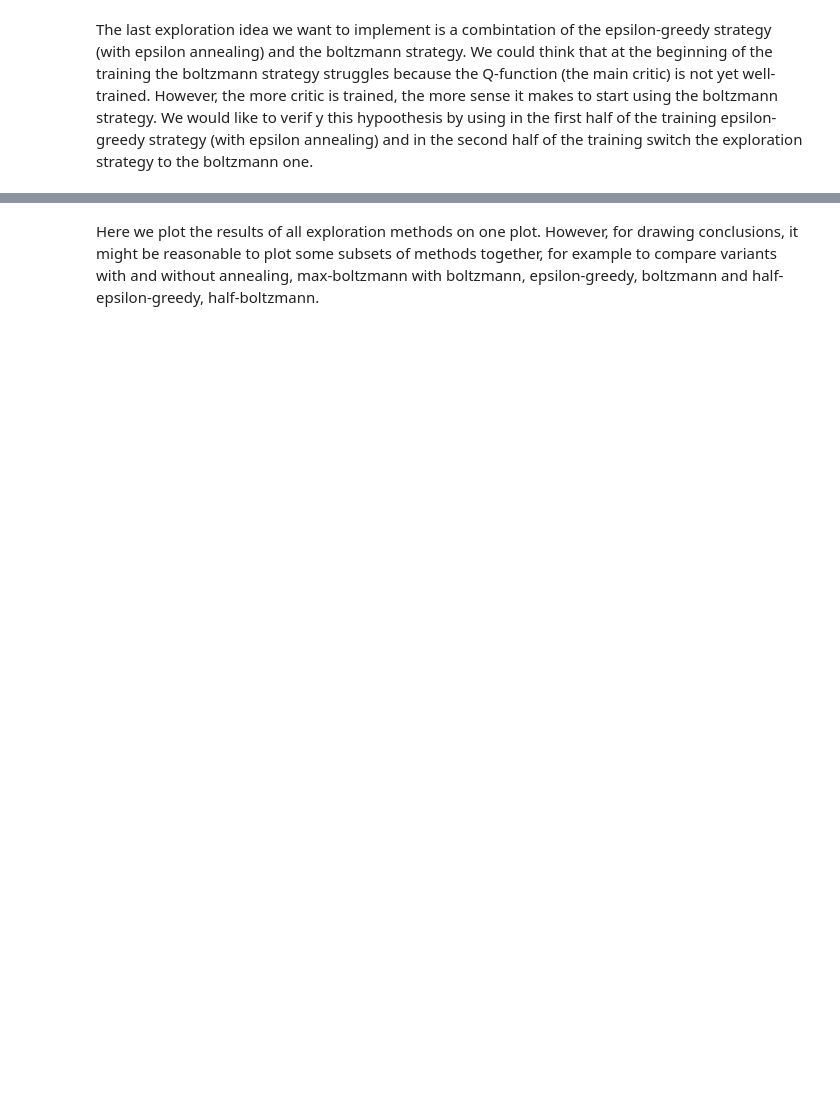
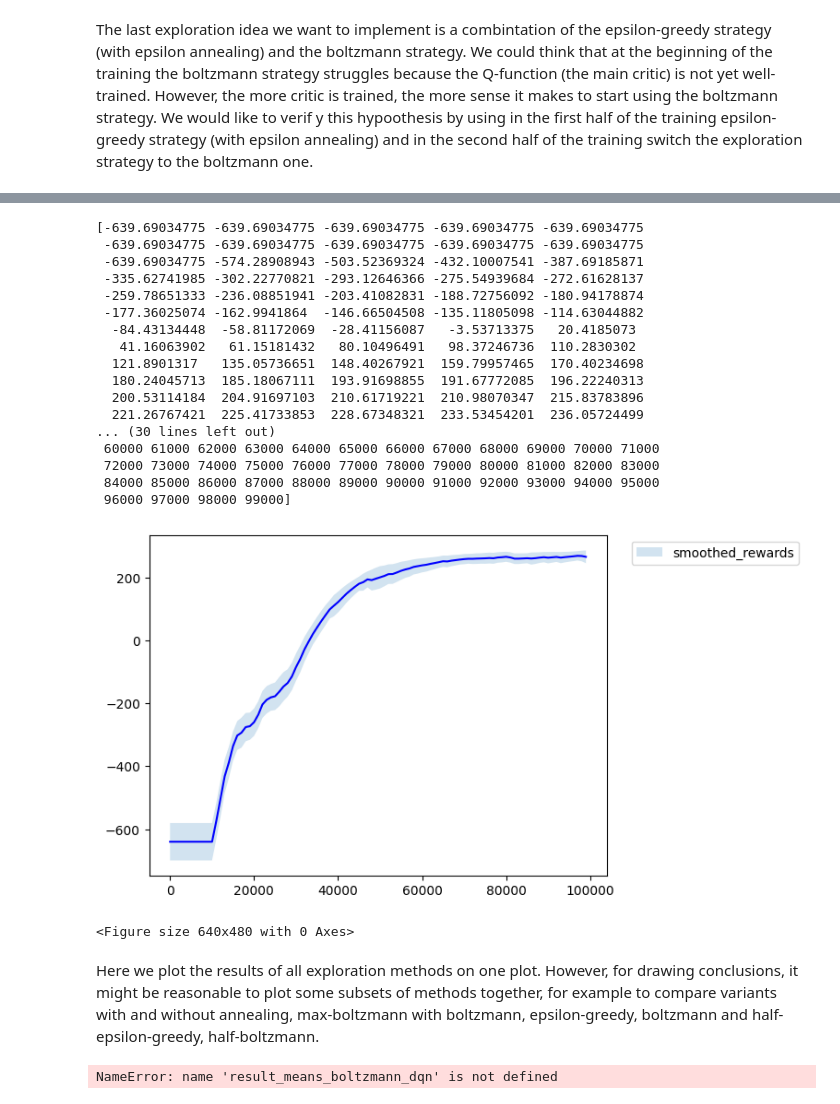
Before and after one commit to JKLRak/ml4, a Jupyter notebook: docs/hw_4_dqn_exploration_student.ipynb, the cells around one changed output, grey strips where cells are left out. Cells and saved outputs as stored; diff of their text form; code cells hidden in the pictures; blank space fills up the shorter version.

```diff
--- a/docs/hw_4_dqn_exploration_student.ipynb
+++ b/docs/hw_4_dqn_exploration_student.ipynb
@@ -570,0 +704,3 @@ plot_results(result_means_epsilon_greedy_with_annealing_half_epsilon_greedy_bolt
+# %%
+adaptive_boltzmann_dqn = MaxBoltzmannDQN(args)
+result_means_adaptive_boltzmann_dqn, result_stds_adaptive_boltzmann_dqn = train_dqn(adaptive_boltzmann_dqn)
@@ -571,21 +725,49 @@ plot_results(result_means_epsilon_greedy_with_annealing_half_epsilon_greedy_bolt
+# %%
+plot_results(result_means_adaptive_boltzmann_dqn, result_stds_adaptive_boltzmann_dqn)
+# %% [output]
+[-639.69034775 -639.69034775 -639.69034775 -639.69034775 -639.69034775
+ -639.69034775 -639.69034775 -639.69034775 -639.69034775 -639.69034775
+ -639.69034775 -574.28908943 -503.52369324 -432.10007541 -387.69185871
+ -335.62741985 -302.22770821 -293.12646366 -275.54939684 -272.61628137
+ -259.78651333 -236.08851941 -203.41082831 -188.72756092 -180.94178874
+ -177.36025074 -162.9941864  -146.66504508 -135.11805098 -114.63044882
+  -84.43134448  -58.81172069  -28.41156087   -3.53713375   20.4185073
+   41.16063902   61.15181432   80.10496491   98.37246736  110.2830302
+  121.8901317   135.05736651  148.40267921  159.79957465  170.40234698
+  180.24045713  185.18067111  193.91698855  191.67772085  196.22240313
+  200.53114184  204.91697103  210.61719221  210.98070347  215.83783896
+  221.26767421  225.41733853  228.67348321  233.53454201  236.05724499
+... (30 lines left out)
+ 60000 61000 62000 63000 64000 65000 66000 67000 68000 69000 70000 71000
+ 72000 73000 74000 75000 76000 77000 78000 79000 80000 81000 82000 83000
+ 84000 85000 86000 87000 88000 89000 90000 91000 92000 93000 94000 95000
+ 96000 97000 98000 99000]
+[figure, added]
+<Figure size 640x480 with 0 Axes>
 # %% [markdown]
 Here we plot the results of all exploration methods on one plot. However, for drawing conclusions, it might be reasonable to plot some subsets of methods together, for example to compare variants with and without annealing, max-boltzmann with boltzmann, epsilon-greedy, boltzmann and half-epsilon-greedy, half-boltzmann.
 # %%
 result_means_list = [result_means_dqn, result_means_epsilon_greedy_dqn, result_means_epsilon_greedy_with_annealing_dqn,
                 result_means_boltzmann_dqn, result_means_boltzmann_temp_anneal_dqn,
                 result_means_max_boltzmann_dqn, result_means_max_boltzmann_temp_anneal_dqn,
-                result_means_epsilon_greedy_with_annealing_half_epsilon_greedy_boltzmann_half_dqn]
+                result_means_epsilon_greedy_with_annealing_half_epsilon_greedy_boltzmann_half_dqn,
+                result_means_adaptive_boltzmann_dqn
+                     ]
 result_stds_list = [result_stds_dqn, result_stds_epsilon_greedy_dqn, result_stds_epsilon_greedy_with_annealing_dqn,
                 result_stds_boltzmann_dqn, result_stds_boltzmann_temp_anneal_dqn,
                 result_stds_max_boltzmann_dqn, result_stds_max_boltzmann_temp_anneal_dqn,
-                result_stds_epsilon_greedy_with_annealing_half_epsilon_greedy_boltzmann_half_dqn]
+                result_stds_epsilon_greedy_with_annealing_half_epsilon_greedy_boltzmann_half_dqn,
+                result_sts_adaptive_boltzmann_dqn
+                    ]
 names_list = ["random", "epsilon-greedy", "epsilon-greedy-with-annealing",
              "boltzmann", "boltzmann-with-annealing",
              "max-boltzmann", "max-boltzmann-with-annealing",
-             "half-epsilon-greedy-with-annealing_half-boltzmann"]
+             "half-epsilon-greedy-with-annealing_half-boltzmann", "adaptive"]
 colours_list = ["red", "green", "blue",
            "yellow", "magenta",
            "cyan", "black",
-           "orange"]
+           "orange", "purple"]
 
 plot_results_many(result_means_list, result_stds_list, names_list, colours_list)
+# %% [output]
+NameError: name 'result_means_boltzmann_dqn' is not defined
```
Also changed, not shown: parts of 11 cells of this notebook.
